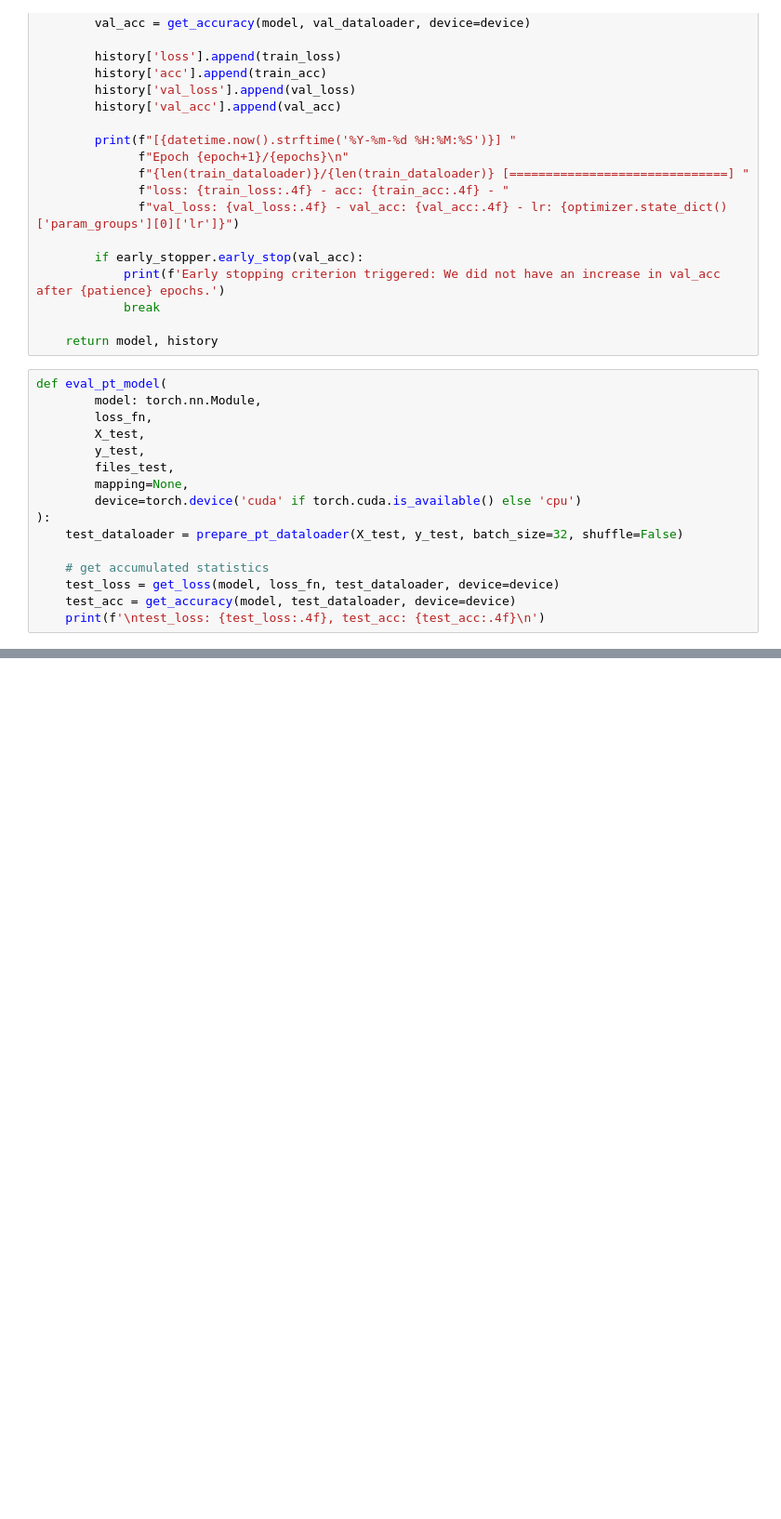
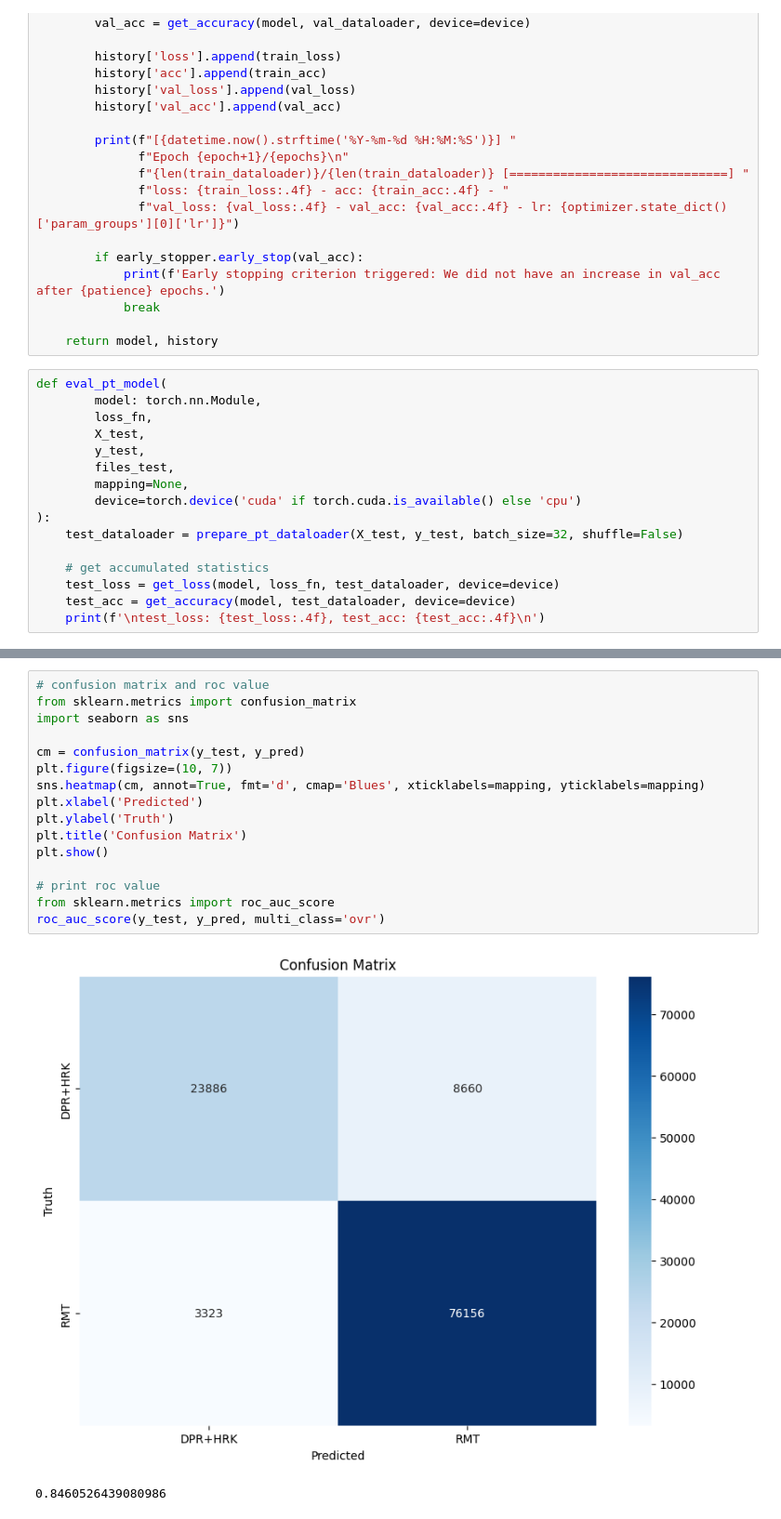
Before and after one commit to hugo-gclvs/kmutt_intership_project_v2, a Jupyter notebook: models/cnn2d/cnn2d_pt.ipynb, the cells around one changed output, grey strips where cells are left out. Shown: that part at 93% size. Saved outputs shown, nothing was run; the diff lists cells and outputs as text; blank space fills up the shorter version.

```diff
--- a/models/cnn2d/cnn2d_pt.ipynb
+++ b/models/cnn2d/cnn2d_pt.ipynb
@@ -393,0 +430,19 @@ plt.show()
+# %%
+# confusion matrix and roc value
+from sklearn.metrics import confusion_matrix
+import seaborn as sns
+
+cm = confusion_matrix(y_test, y_pred)
+plt.figure(figsize=(10, 7))
+sns.heatmap(cm, annot=True, fmt='d', cmap='Blues', xticklabels=mapping, yticklabels=mapping)
+plt.xlabel('Predicted')
+plt.ylabel('Truth')
+plt.title('Confusion Matrix')
+plt.show()
+
+# print roc value
+from sklearn.metrics import roc_auc_score
+roc_auc_score(y_test, y_pred, multi_class='ovr')
+# %% [output]
+[figure, added]
+0.8460526439080986
```
Also changed, not shown: parts of 6 cells of this notebook, 8 other files.
